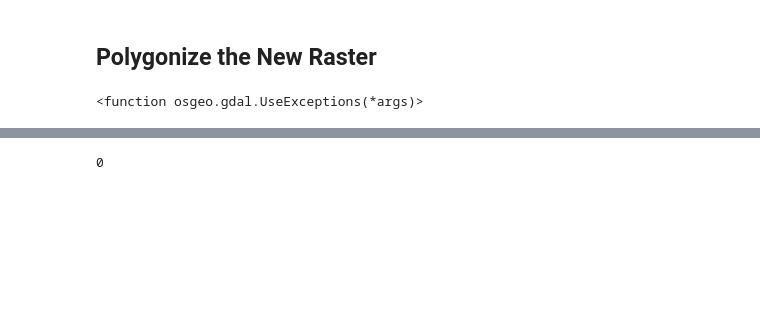
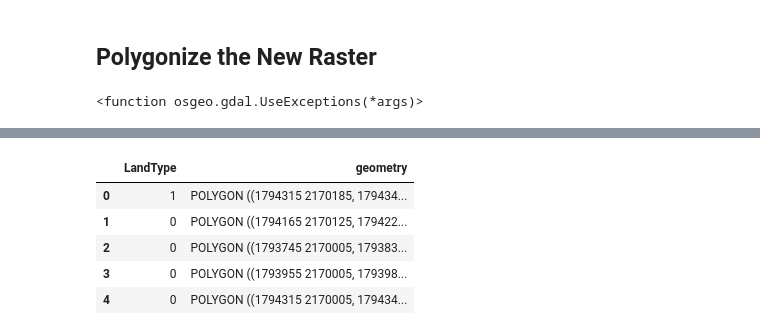
Before and after one commit to zstatmanweil/EJ-analysis-map, a Jupyter notebook: SpatialAnalysis/Dasymetric.ipynb, the cells around one changed output, grey strips where cells are left out. Cells and saved outputs as stored; diff of their text form; code cells hidden in the pictures; blank space fills up the shorter version.

```diff
--- a/SpatialAnalysis/Dasymetric.ipynb
+++ b/SpatialAnalysis/Dasymetric.ipynb
@@ -169,6 +216,2 @@ band = src_raster.GetRasterBand(1)
 # %%
-out_shp = r'C:\Users\zstat\Documents\RecurseCenter\EJ-analysis-map\Data\Created\nj_res.shp'
-driver = ogr.GetDriverByName("ESRI Shapefile")
-# If shapefile already exists, delete it
-if os.path.exists(out_shp):
-    driver.DeleteDataSource(out_shp)
+outShapefile = r'C:\Users\zstat\Documents\RecurseCenter\EJ-analysis-map\Data\Created\nj_res_clip'
@@ -185,6 +217,0 @@ out_layer = out_ds.CreateLayer(out_shp, srs)
-# %%
-# Add class column to shapefile
-new_field = ogr.FieldDefn('Class', ogr.OFTInteger)
-out_layer.CreateField(new_field)
-# %% [output]
-0
@@ -197,0 +228,10 @@ band = None
+# %%
+gdf = gpd.read_file(outShapefile + '.shp')
+gdf.head(5)
+# %% [output]
+|  | LandType | geometry |
+| 0 | 1 | POLYGON ((1794315 2170185, 179434... |
+| 1 | 0 | POLYGON ((1794165 2170125, 179422... |
+| 2 | 0 | POLYGON ((1793745 2170005, 179383... |
+| 3 | 0 | POLYGON ((1793955 2170005, 179398... |
+| 4 | 0 | POLYGON ((1794315 2170005, 179434... |
```
Also changed, not shown: parts of 27 cells of this notebook.
